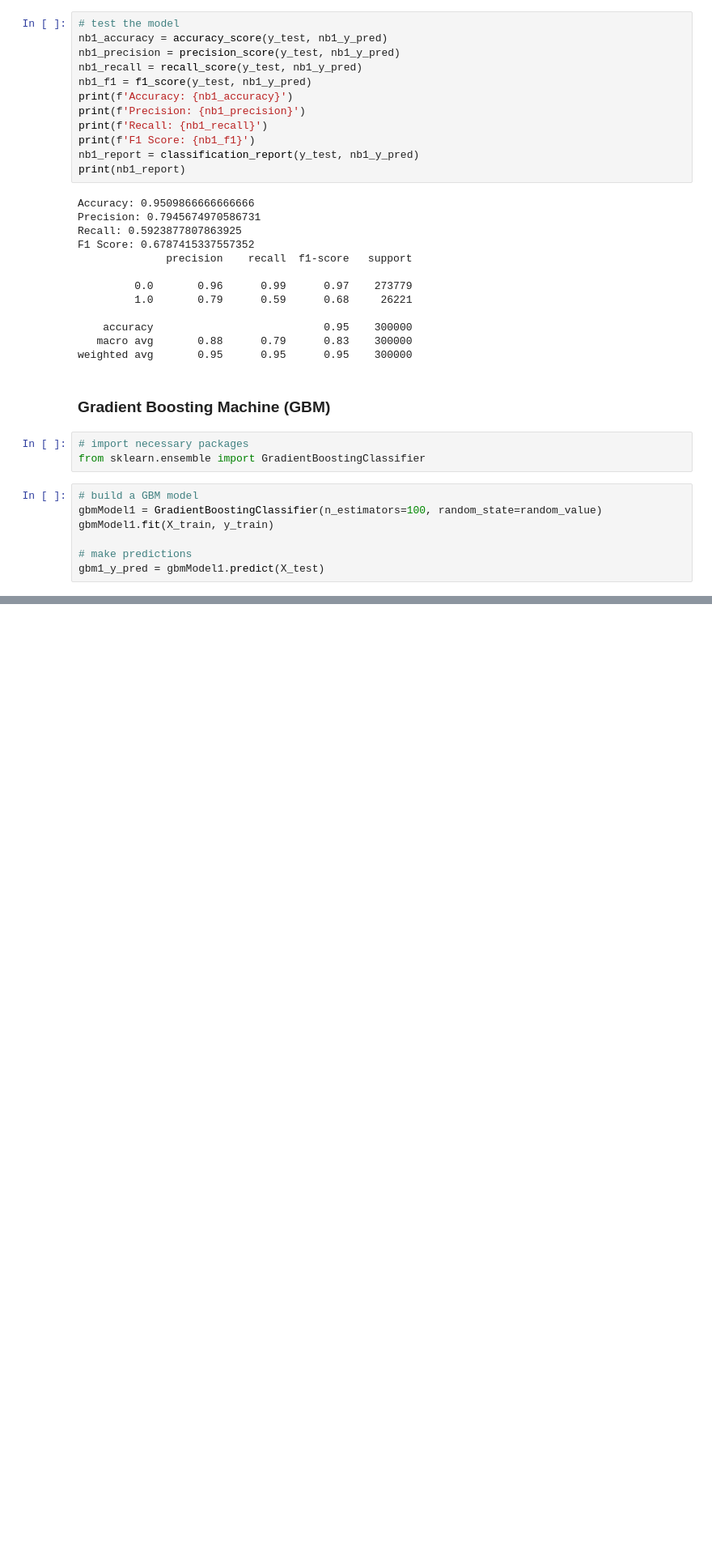
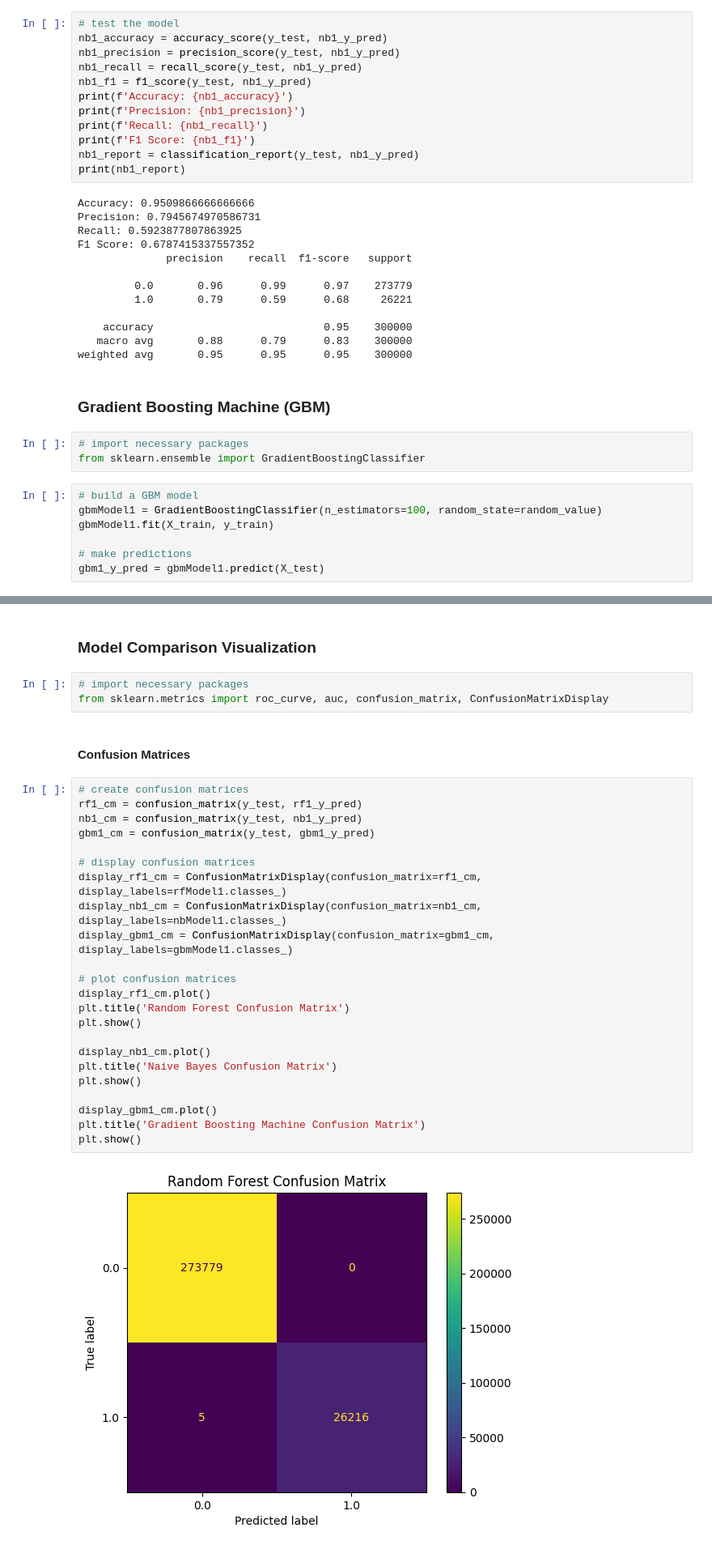
Before and after one commit to S-DeFerrari/ITEC-600-Fraud-Detection, a Jupyter notebook: ITEC_600_Final_Project.ipynb, the cells around one changed output, grey strips where cells are left out. Shown at 81% size. Drawn from its saved outputs; the diff is of its cells as text; blank space fills up the shorter version.

Commit message:
Confusion Matrices Addition

```diff
--- a/ITEC_600_Final_Project.ipynb
+++ b/ITEC_600_Final_Project.ipynb
@@ -261,3 +261,35 @@ F1 Score: 0.9984486027848538
     accuracy                           1.00    300000
    macro avg       1.00      1.00      1.00    300000
 weighted avg       1.00      1.00      1.00    300000
+# %% [markdown]
+### Model Comparison Visualization
+# %%
+# import necessary packages
+from sklearn.metrics import roc_curve, auc, confusion_matrix, ConfusionMatrixDisplay
+# %% [markdown]
+#### Confusion Matrices
+# %%
+# create confusion matrices
+rf1_cm = confusion_matrix(y_test, rf1_y_pred)
+nb1_cm = confusion_matrix(y_test, nb1_y_pred)
+gbm1_cm = confusion_matrix(y_test, gbm1_y_pred)
+
+# display confusion matrices
+display_rf1_cm = ConfusionMatrixDisplay(confusion_matrix=rf1_cm, display_labels=rfModel1.classes_)
+display_nb1_cm = ConfusionMatrixDisplay(confusion_matrix=nb1_cm, display_labels=nbModel1.classes_)
+display_gbm1_cm = ConfusionMatrixDisplay(confusion_matrix=gbm1_cm, display_labels=gbmModel1.classes_)
+
+# plot confusion matrices
+display_rf1_cm.plot()
+plt.title('Random Forest Confusion Matrix')
+plt.show()
+
+display_nb1_cm.plot()
+plt.title('Naive Bayes Confusion Matrix')
+plt.show()
+
+display_gbm1_cm.plot()
+plt.title('Gradient Boosting Machine Confusion Matrix')
+plt.show()
+# %% [output]
+[figure, added]
```
Also changed, not shown: parts of 4 cells of this notebook.
